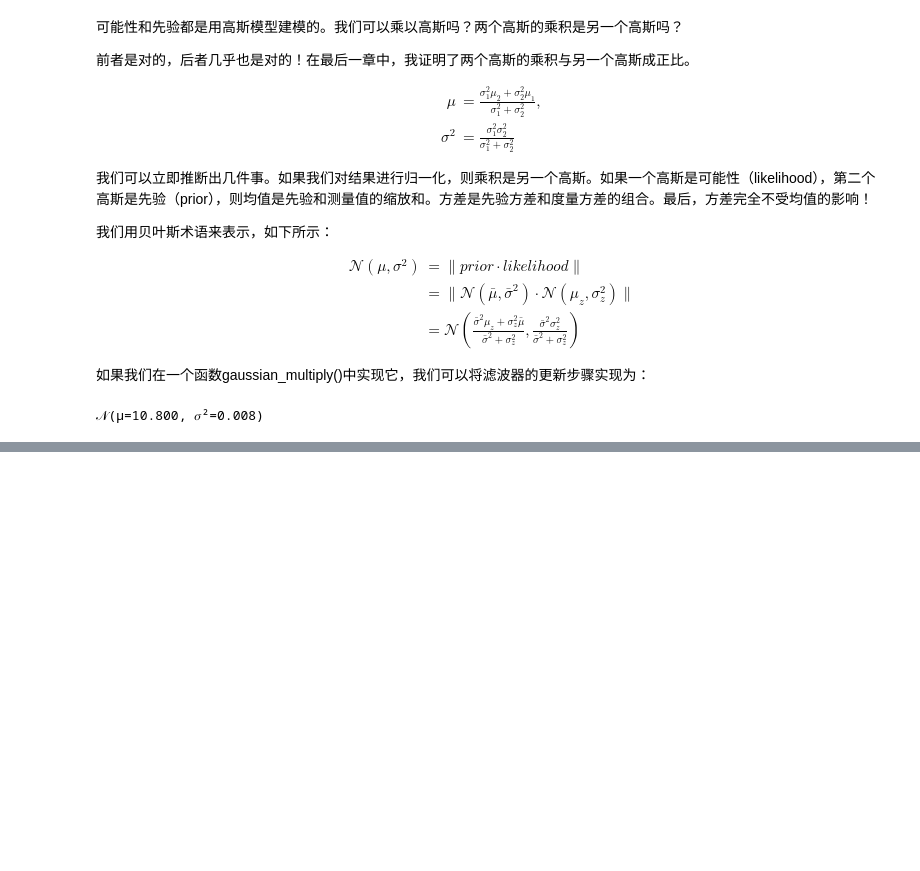
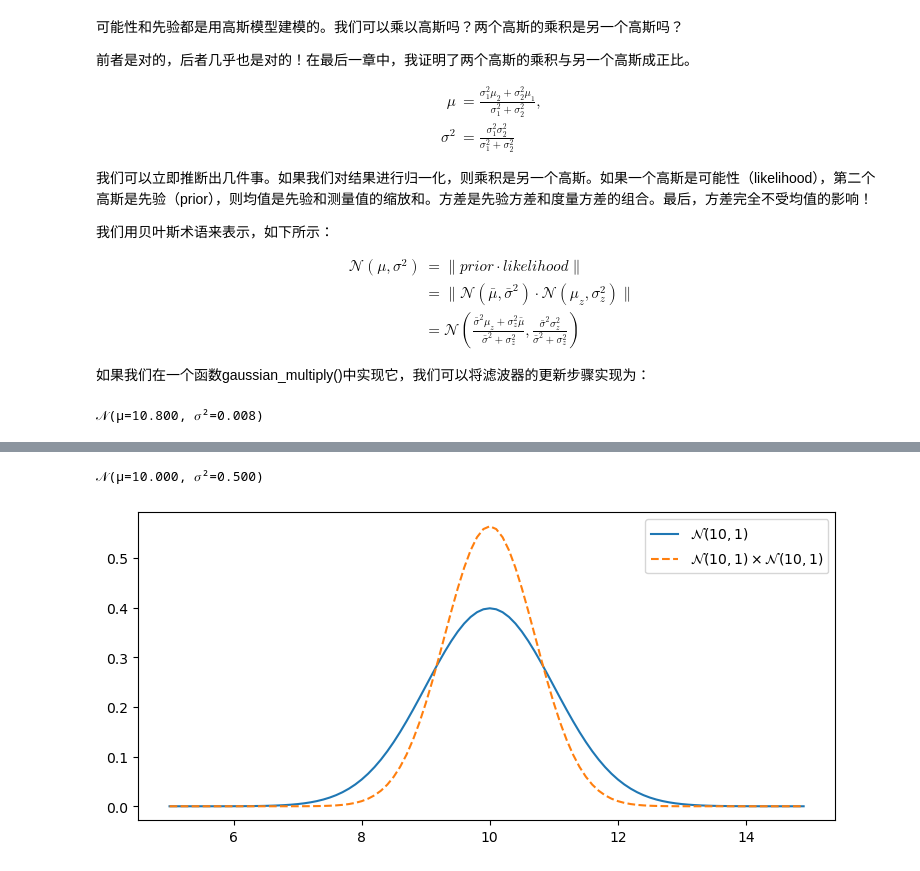
Before and after one commit to SunJianboGitHub/KalmanFilter, a Jupyter notebook: 04-一维卡尔曼滤波器.ipynb, the cells around one changed output, grey strips where cells are left out. Saved outputs shown, nothing was run; the diff lists cells and outputs as text; code cells hidden in the pictures; blank space fills up the shorter version.

```diff
--- a/04-一维卡尔曼滤波器.ipynb
+++ b/04-一维卡尔曼滤波器.ipynb
@@ -243,0 +260,15 @@ estimated_pos
+# %%
+z = gaussian(10., 1.)
+product = gaussian_multiply(z, z)
+
+xs = np.arange(5, 15, 0.1)
+ys = [stats.gaussian(x, z.mean, z.var) for x in xs]
+plt.plot(xs, ys, label='$\mathcal{N}(10,1)$')
+
+ys = [stats.gaussian(x, product.mean, product.var) for x in xs]
+plt.plot(xs, ys, label='$\mathcal{N}(10,1) \\times \mathcal{N}(10,1)$', ls='--')
+plt.legend()
+print(product)
+# %% [output]
+𝒩(μ=10.000, 𝜎²=0.500)
+[figure, added]
```
Also changed, not shown: parts of 8 cells of this notebook.
